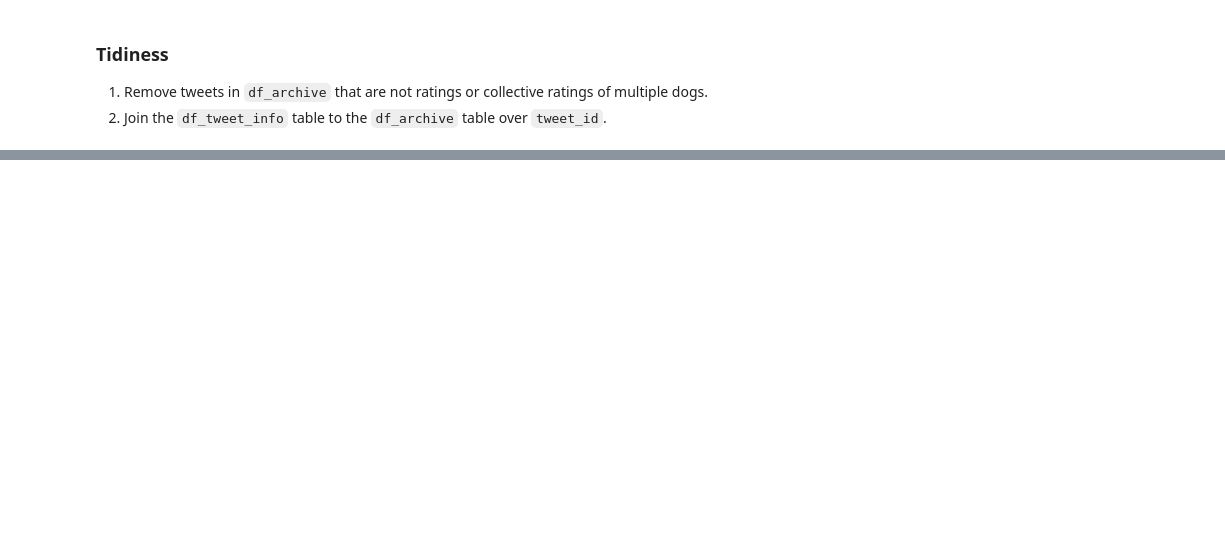
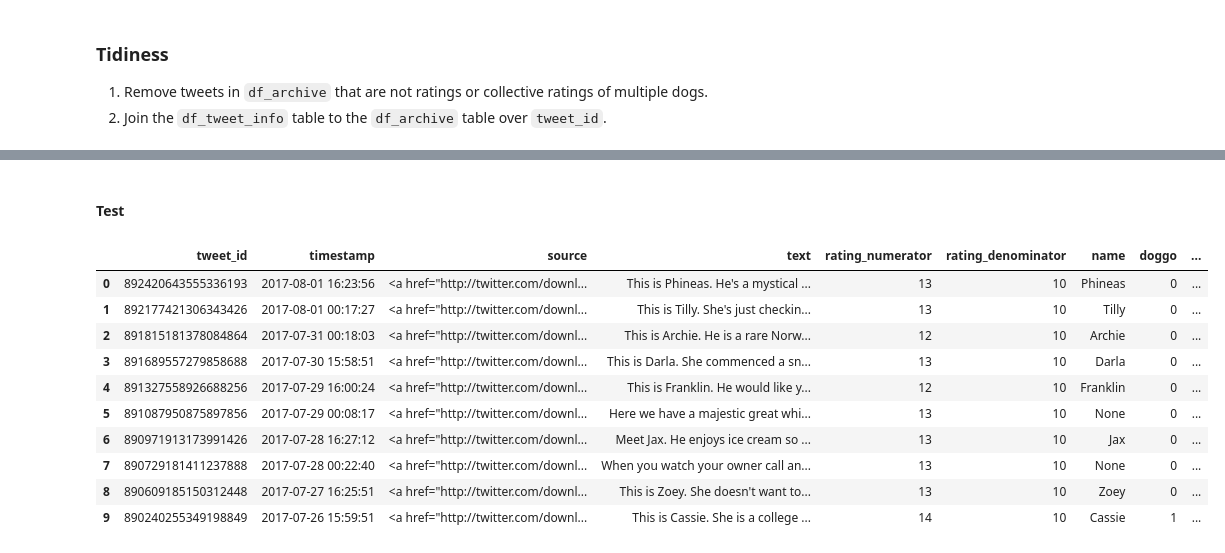
Before and after one commit to RayhaanPirani/weratedogs-wrangling-analysis, a Jupyter notebook: wrangle_act.ipynb, the cells around one changed output, grey strips where cells are left out. Saved outputs shown, nothing was run; the diff lists cells and outputs as text; code cells hidden in the pictures; blank space fills up the shorter version.

Commit message:
feat: Completed the Clean step of wrangling

```diff
--- a/wrangle_act.ipynb
+++ b/wrangle_act.ipynb
@@ -294,0 +388,2 @@ For tidiness, every type of observational unit should form a table. The tweets a
+# %%
+df_archive_clean = df_archive_clean.drop(['in_reply_to_status_id', 'in_reply_to_user_id', 'retweeted_status_id', 'retweeted_status_user_id', 'retweeted_status_timestamp'], axis=1)
@@ -294,0 +418,2 @@ For tidiness, every type of observational unit should form a table. The tweets a
+# %%
+df_archive_clean['timestamp'] = pd.to_datetime(df_archive_clean['timestamp'])
@@ -294,0 +471,7 @@ For tidiness, every type of observational unit should form a table. The tweets a
+# %%
+for text in df_archive_clean.query('rating_denominator != 10')['text']:
+    new_ratings = [s for s in text.split() if '/' in s and 't.co' not in s][-1].split('/')
+    rating_numerator = int(re.search('[0-9]+', new_ratings[0])[0])
+    rating_denominator = int(re.search('[0-9]+', new_ratings[1])[0])
+    df_archive_clean.loc[df_archive_clean['text'] == text, 'rating_numerator'] = rating_numerator
+    df_archive_clean.loc[df_archive_clean['text'] == text, 'rating_denominator'] = rating_denominator
@@ -294,0 +504,22 @@ For tidiness, every type of observational unit should form a table. The tweets a
+# %%
+transform_func = lambda x: 0 if x == 'None' else 1
+df_archive_clean['doggo'] = df_archive_clean['doggo'].apply(transform_func)
+df_archive_clean['floofer'] = df_archive_clean['floofer'].apply(transform_func)
+df_archive_clean['pupper'] = df_archive_clean['pupper'].apply(transform_func)
+df_archive_clean['puppo'] = df_archive_clean['puppo'].apply(transform_func)
+# %% [markdown]
+#### Test
+# %%
+df_archive_clean.head(10)
+# %% [output]
+|  | tweet_id | timestamp | source | text | rating_numerator | rating_denominator | name | doggo | ... |
+| 0 | 892420643555336193 | 2017-08-01 16:23:56 | <a href="http://twitter.com/downl... | This is Phineas. He's a mystical ... | 13 | 10 | Phineas | 0 | ... |
+| 1 | 892177421306343426 | 2017-08-01 00:17:27 | <a href="http://twitter.com/downl... | This is Tilly. She's just checkin... | 13 | 10 | Tilly | 0 | ... |
+| 2 | 891815181378084864 | 2017-07-31 00:18:03 | <a href="http://twitter.com/downl... | This is Archie. He is a rare Norw... | 12 | 10 | Archie | 0 | ... |
+| 3 | 891689557279858688 | 2017-07-30 15:58:51 | <a href="http://twitter.com/downl... | This is Darla. She commenced a sn... | 13 | 10 | Darla | 0 | ... |
+| 4 | 891327558926688256 | 2017-07-29 16:00:24 | <a href="http://twitter.com/downl... | This is Franklin. He would like y... | 12 | 10 | Franklin | 0 | ... |
+| 5 | 891087950875897856 | 2017-07-29 00:08:17 | <a href="http://twitter.com/downl... | Here we have a majestic great whi... | 13 | 10 | None | 0 | ... |
+| 6 | 890971913173991426 | 2017-07-28 16:27:12 | <a href="http://twitter.com/downl... | Meet Jax. He enjoys ice cream so ... | 13 | 10 | Jax | 0 | ... |
+| 7 | 890729181411237888 | 2017-07-28 00:22:40 | <a href="http://twitter.com/downl... | When you watch your owner call an... | 13 | 10 | None | 0 | ... |
+| 8 | 890609185150312448 | 2017-07-27 16:25:51 | <a href="http://twitter.com/downl... | This is Zoey. She doesn't want to... | 13 | 10 | Zoey | 0 | ... |
+| 9 | 890240255349198849 | 2017-07-26 15:59:51 | <a href="http://twitter.com/downl... | This is Cassie. She is a college ... | 14 | 10 | Cassie | 1 | ... |
```
Also changed, not shown: parts of 35 cells of this notebook.
